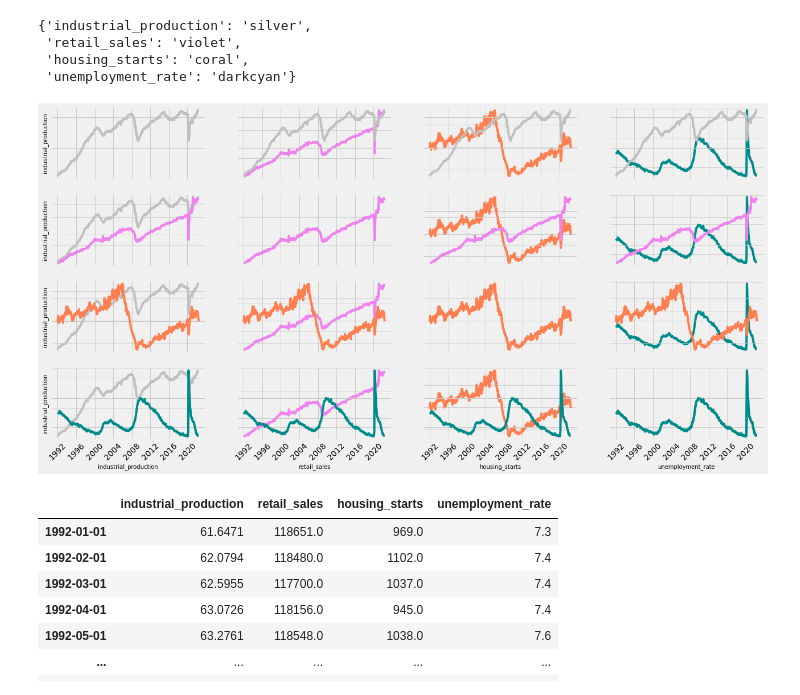
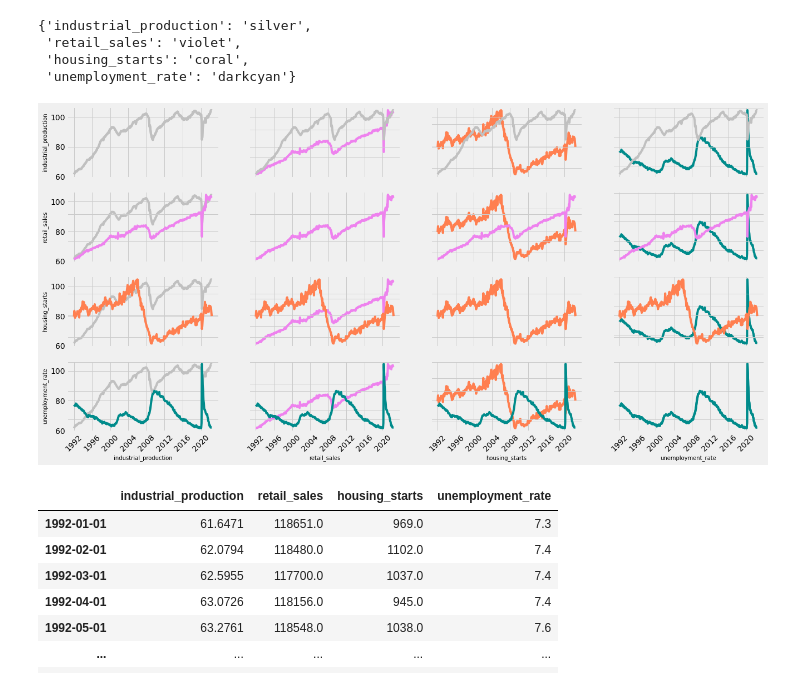
Before and after one commit to kevinmiguel97/Unemployment-analysis, a Jupyter notebook: notebook_unemployment.ipynb, the cells around one changed output. Cells and saved outputs as stored; diff of their text form; code cells hidden in the pictures.

Commit message:
Correcting first graph axes titles

```diff
--- a/notebook_unemployment.ipynb
+++ b/notebook_unemployment.ipynb
@@ -229,29 +229,29 @@ color_dict
 # %%
 fig, ax = plt.subplots(4,4, sharex=True, figsize=(20,10))
 row = 0
 col = 0
 for index1 in merged_df.columns:
     col = 0
     for index2 in merged_df:
         ax[row][col].plot(merged_df[index2], color_dict[index2])
         ax[row][col].tick_params(axis = 'x', labelrotation=45)
         ax[row][col].tick_params(left=False, right=False, labelleft=False)
 
         ax2 = ax[row][col].twinx()
         ax2.plot(merged_df[index1], color=color_dict[index1])
         ax2.tick_params(left=False, right=False, labelleft=False, labelright=False)
 
         if row==3:
             ax[row][col].set_xlabel(index2, fontsize=10)
             ax[row][col].tick_params(axis = 'x', labelrotation=45)
         if col==0:
-            ax[row][col].set_ylabel(index2, fontsize=10)
-            ax[row][col].tick_params(axis = 'x', labelleft=True)
+            ax[row][col].set_ylabel(index1, fontsize=10)
+            ax[row][col].tick_params(axis = 'y', labelleft=True)
         col+=1
         if row > 3: break
     row+=1
 # %% [output]
-[figure, old version]
+[figure, new version]
 # %%
 merged_df
 # %% [output]
```
Also changed, not shown: parts of 6 cells of this notebook.
